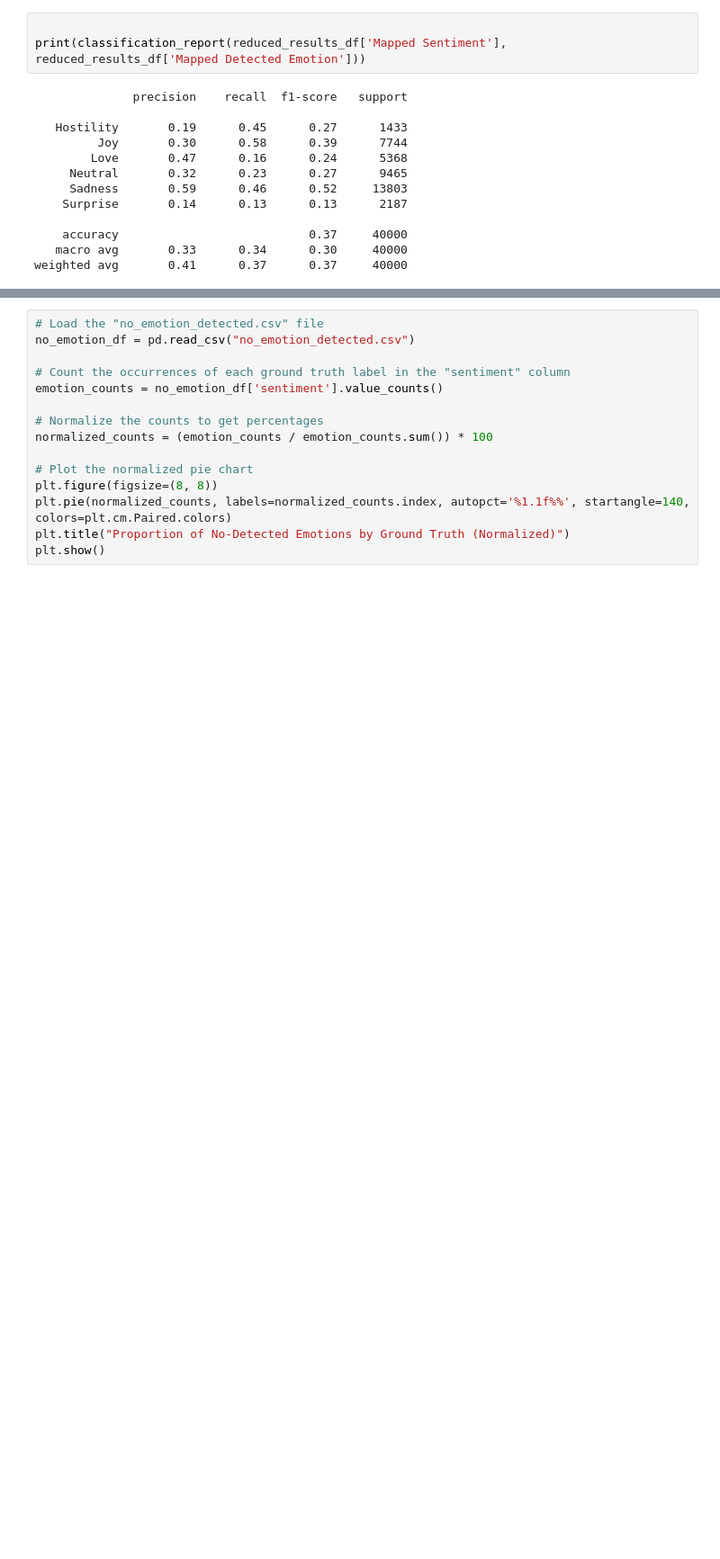
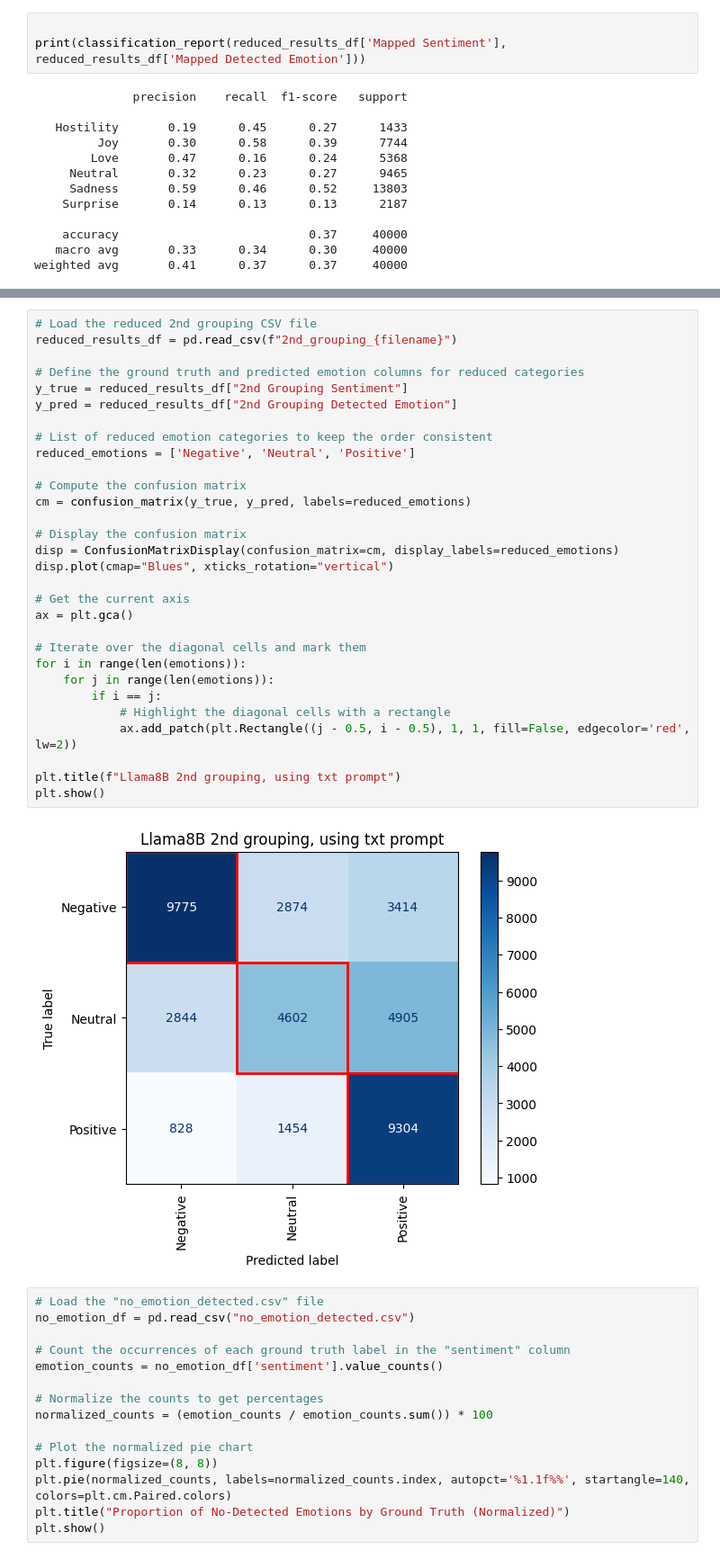
Before and after one commit to AthenaPnevmatikaki/llm_emotion_detection, a Jupyter notebook: scoring.ipynb, the cells around one changed output, grey strips where cells are left out. Shown at 90% size. Cells and saved outputs as stored; diff of their text form; blank space fills up the shorter version.

```diff
--- a/scoring.ipynb
+++ b/scoring.ipynb
@@ -154,3 +194,35 @@ weighted avg       0.41      0.37      0.37     40000
+# %%
+# Load the reduced 2nd grouping CSV file
+reduced_results_df = pd.read_csv(f"2nd_grouping_{filename}")
+
+# Define the ground truth and predicted emotion columns for reduced categories
+y_true = reduced_results_df["2nd Grouping Sentiment"]
+y_pred = reduced_results_df["2nd Grouping Detected Emotion"]
+
+# List of reduced emotion categories to keep the order consistent
+reduced_emotions = ['Negative', 'Neutral', 'Positive']
+
+# Compute the confusion matrix
+cm = confusion_matrix(y_true, y_pred, labels=reduced_emotions)
+
+# Display the confusion matrix
+disp = ConfusionMatrixDisplay(confusion_matrix=cm, display_labels=reduced_emotions)
+disp.plot(cmap="Blues", xticks_rotation="vertical")
+
+# Get the current axis
+ax = plt.gca()
+
+# Iterate over the diagonal cells and mark them
+for i in range(len(emotions)):
+    for j in range(len(emotions)):
+        if i == j:
+            # Highlight the diagonal cells with a rectangle
+            ax.add_patch(plt.Rectangle((j - 0.5, i - 0.5), 1, 1, fill=False, edgecolor='red', lw=2))
+
+plt.title(f"Llama8B 2nd grouping, using txt prompt")
+plt.show()
+# %% [output]
+[figure, added]
 # %%
 # Load the "no_emotion_detected.csv" file
 no_emotion_df = pd.read_csv("no_emotion_detected.csv")
```
Also changed, not shown: parts of 6 cells of this notebook, 8 other files.
